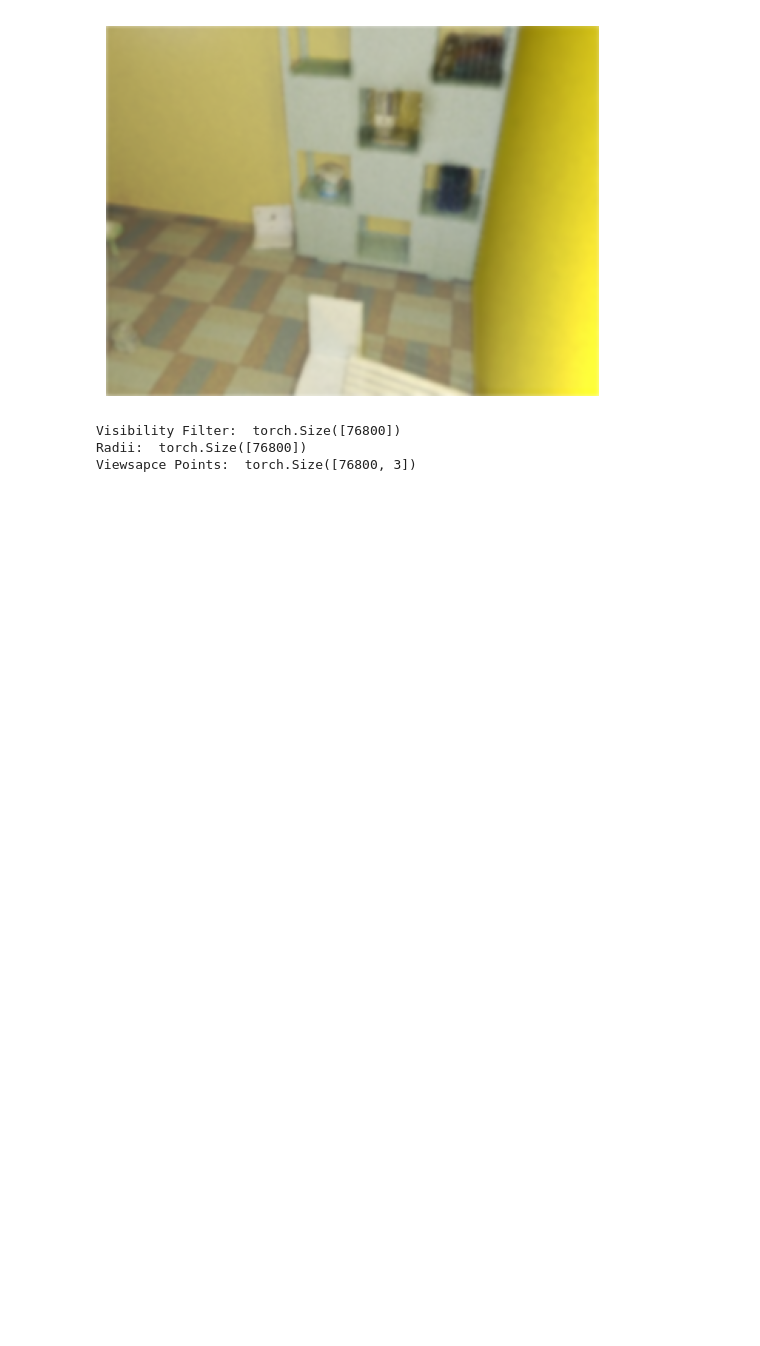
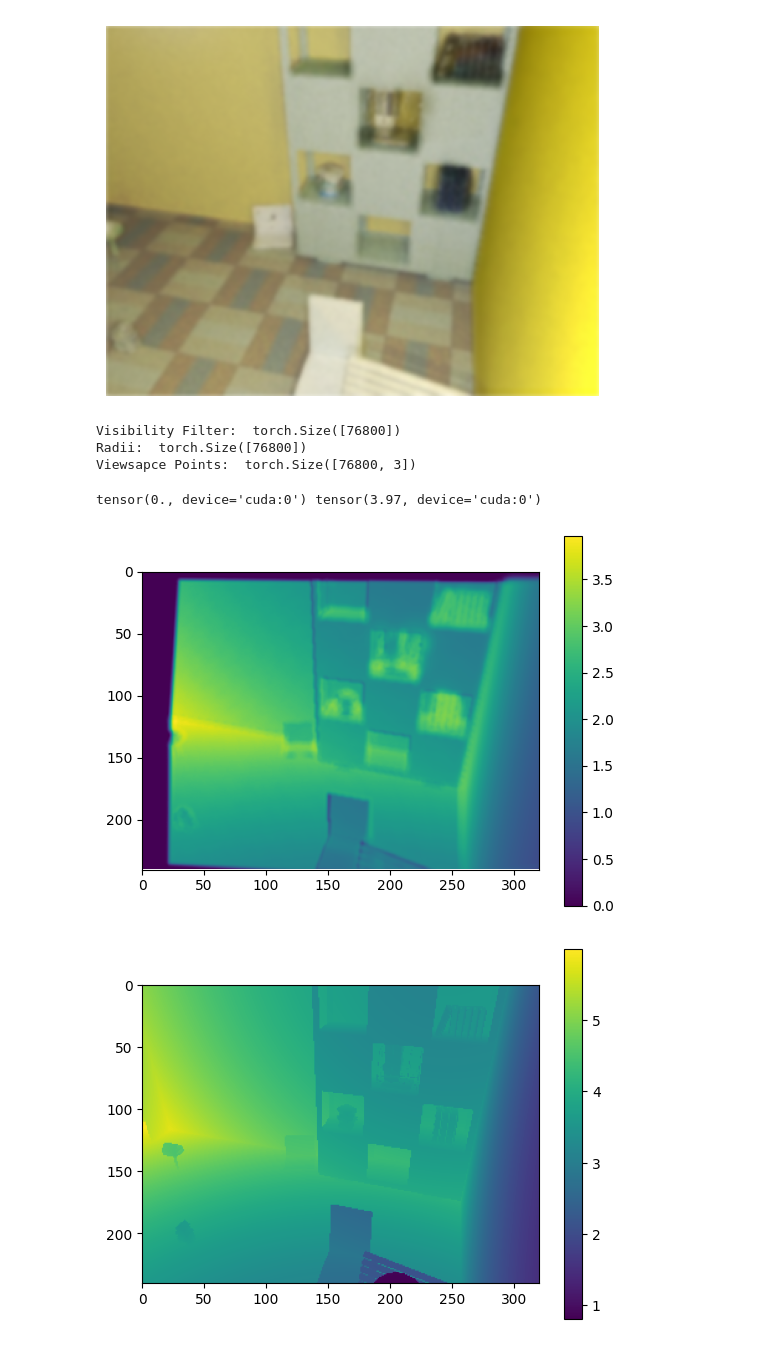
Before and after one commit to viswaravi/gaussian-splatting, a Jupyter notebook: Progressive_Train-Scenenet.ipynb, the cells around one changed output. Saved outputs shown, nothing was run; the diff lists cells and outputs as text; code cells hidden in the pictures; blank space fills up the shorter version.

```diff
--- a/Progressive_Train-Scenenet.ipynb
+++ b/Progressive_Train-Scenenet.ipynb
@@ -115,7 +115,7 @@ def getGaussianDepthMap(viewpoint_cam, gaussians, pipeline):
 sys.argv = ["train.py",
             "-s", "E:\\Uni Siegen\\SA\\P-GPU\\Code\\gaussian-splatting\\data\\SceneNet\\train\\784",
             "-r" ,"1",
-            "-m" , "E:\\Uni Siegen\\SA\\P-GPU\\Code\\gaussian-splatting\\data\\SceneNet\\train\\784"]
+            "-m" , "E:\\Uni Siegen\\SA\\P-GPU\\Code\\gaussian-splatting\\output\\SceneNet\\784"]
 
 parser = ArgumentParser(description='Progressice Gaussian Splatting')
 model = ModelParams(parser)
@@ -126,10 +126,10 @@ op = OptimizationParams(parser)
 # parser.add_argument('--port', type=int, default=6009)
 parser.add_argument('--debug_from', type=int, default=-1)
 # parser.add_argument('--detect_anomaly', action='store_true', default=False)
-parser.add_argument("--save_iterations", nargs="+", type=int, default=[10, 30, 60])
+parser.add_argument("--save_iterations", nargs="+", type=int, default=[50, 150, 300])
 parser.add_argument("--test_iterations", nargs="+", type=int, default=[])
 parser.add_argument("--quiet", action="store_true")
-parser.add_argument("--checkpoint_iterations", nargs="+", type=int, default=[15, 30, 60])
+parser.add_argument("--checkpoint_iterations", nargs="+", type=int, default=[150, 300])
 parser.add_argument("--start_checkpoint", type=str, default = None)
 
 args = parser.parse_args(sys.argv[1:])
@@ -191,17 +191,14 @@ Visibility Filter:  torch.Size([76800])
 Radii:  torch.Size([76800])
 Viewsapce Points:  torch.Size([76800, 3])
 # %%
-raster_depth_map, visibility_map = getGaussianDepthMap(viewpoint_stack[0], gaussians, pipeline)
-
-# Account for 0 depth
-default_depth = 999.0
-raster_depth_map = raster_depth_map #* ~(raster_depth_map==default_depth)
-# print(raster_depth_map.min(), raster_depth_map.max())
-# showTensorDepthImage(raster_depth_map)
-
-image_array = raster_depth_map.cpu().numpy()
-plt.imshow(image_array)
-plt.colorbar()
-plt.show()
+raster_depth_map, visibility_map = getGaussianDepthMap(viewpoint_stack[1], gaussians, pipeline)
+raster_depth_map = raster_depth_map
+print(raster_depth_map.min(), raster_depth_map.max())
+showTensorDepthImage(raster_depth_map)
+showTensorDepthImage(viewpoint_stack[1].original_depth)
+# %% [output]
+tensor(0., device='cuda:0') tensor(3.97, device='cuda:0')
+[figure, added]
+[figure, added]
 # %%
 mask = raster_depth_map == 0
```
Also changed, not shown: parts of 14 cells of this notebook, 10 other files.
